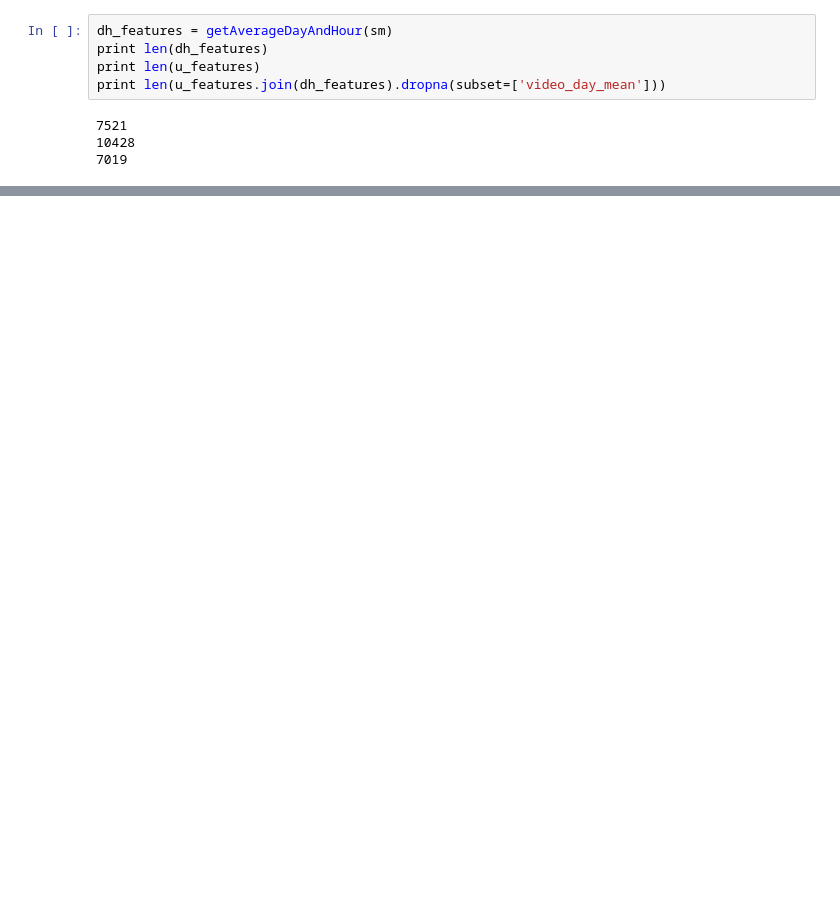
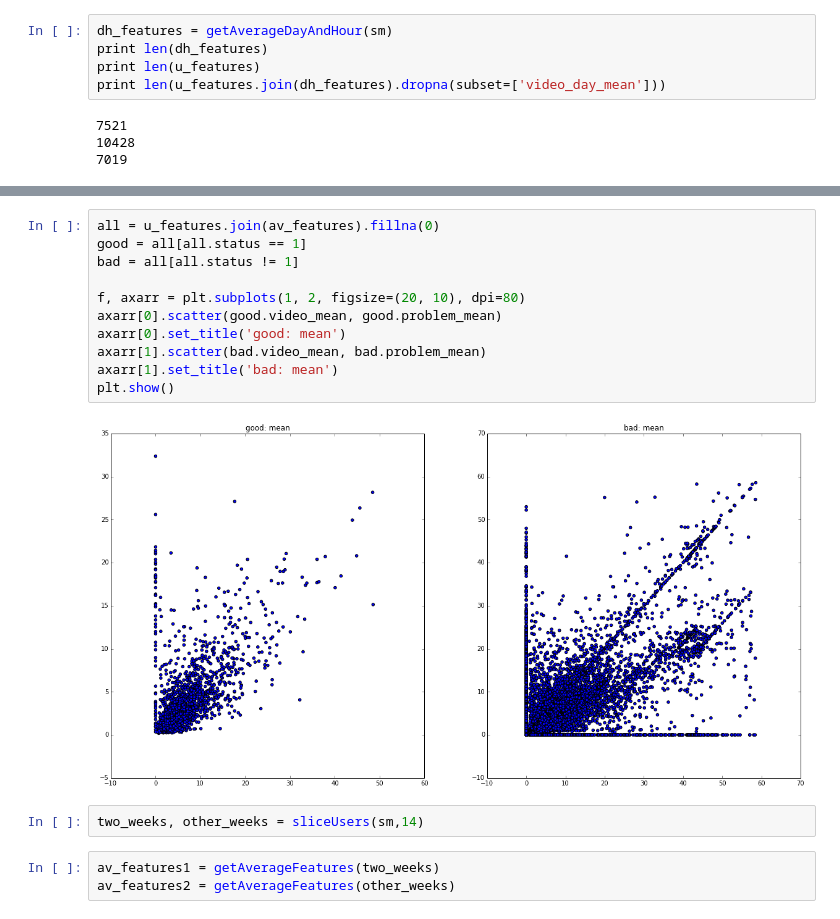
Before and after one commit to brainiacOnly/PrometheusAnalyst, a Jupyter notebook: PatternDiscovery.ipynb, the cells around one changed output, grey strips where cells are left out. Drawn from its saved outputs; the diff is of its cells as text; blank space fills up the shorter version.

```diff
--- a/PatternDiscovery.ipynb
+++ b/PatternDiscovery.ipynb
@@ -250,0 +328,18 @@ data.columns[5:5+len(features.columns)].tolist()
+# %%
+all = u_features.join(av_features).fillna(0)
+good = all[all.status == 1]
+bad = all[all.status != 1]
+
+f, axarr = plt.subplots(1, 2, figsize=(20, 10), dpi=80)
+axarr[0].scatter(good.video_mean, good.problem_mean)
+axarr[0].set_title('good: mean')
+axarr[1].scatter(bad.video_mean, bad.problem_mean)
+axarr[1].set_title('bad: mean')
+plt.show()
+# %% [output]
+[figure, added]
+# %%
+two_weeks, other_weeks = sliceUsers(sm,14)
+# %%
+av_features1 = getAverageFeatures(two_weeks)
+av_features2 = getAverageFeatures(other_weeks)
```
Also changed, not shown: parts of 28 cells of this notebook, 1 other file.
